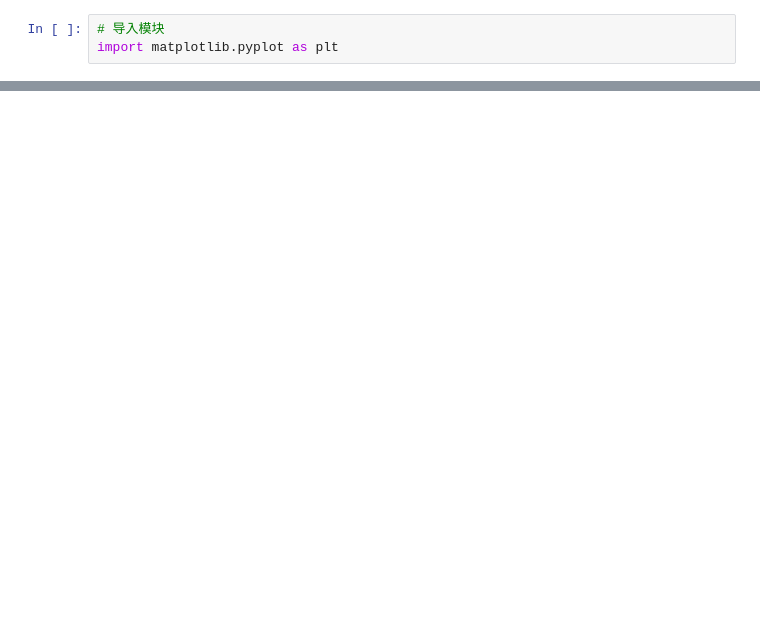
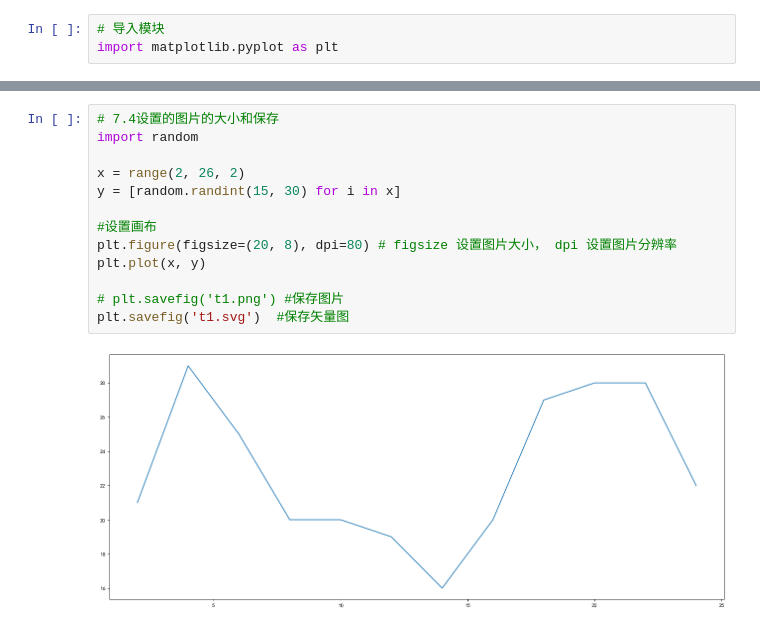
Before and after one commit to tsgfx/DeepLearning, a Jupyter notebook: Day10_data_analysis/use_matplotlib.ipynb, the cells around one changed output, grey strips where cells are left out. Saved outputs shown, nothing was run; the diff lists cells and outputs as text; blank space fills up the shorter version.

```diff
--- a/Day10_data_analysis/use_matplotlib.ipynb
+++ b/Day10_data_analysis/use_matplotlib.ipynb
@@ -23,0 +38,15 @@ for i in range(9, 0, -1):
+# %%
+# 7.4设置的图片的大小和保存
+import random
+
+x = range(2, 26, 2)
+y = [random.randint(15, 30) for i in x]
+
+#设置画布
+plt.figure(figsize=(20, 8), dpi=80) # figsize 设置图片大小， dpi 设置图片分辨率
+plt.plot(x, y)
+
+# plt.savefig('t1.png') #保存图片
+plt.savefig('t1.svg')  #保存矢量图
+# %% [output]
+[figure, added]
```
Also changed, not shown: parts of 23 cells of this notebook, 12 other files.
